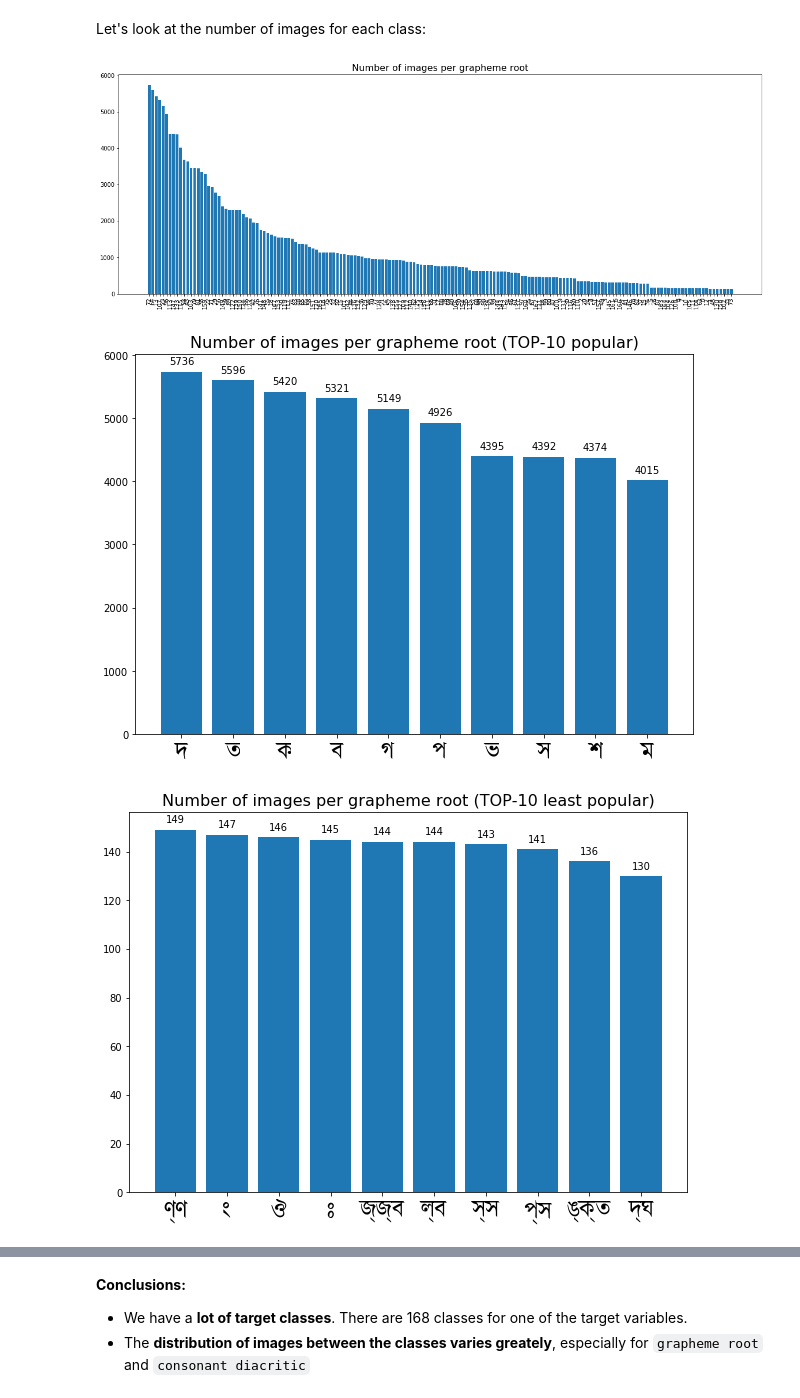
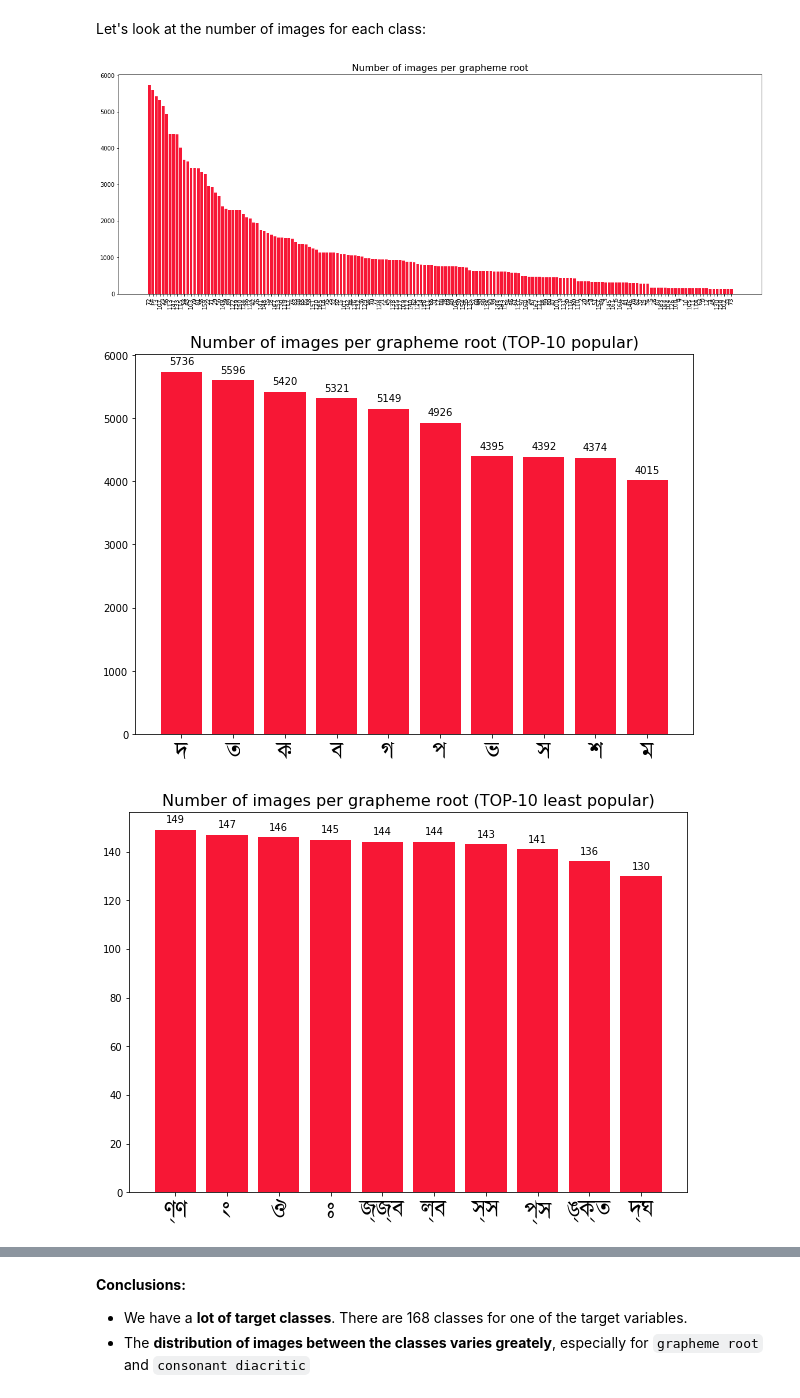
Before and after one commit to Lexie88rus/Bengali_AI_Competition, a Jupyter notebook: bengali-ai-eda.ipynb, the cells around one changed output, grey strips where cells are left out. Drawn from its saved outputs; the diff is of its cells as text; code cells hidden in the pictures.

```diff
--- a/bengali-ai-eda.ipynb
+++ b/bengali-ai-eda.ipynb
@@ -106,17 +115,17 @@ grapheme_root_img = train_labels.groupby(by=['grapheme_root']).count().reset_ind
 # plot bar chart with the number of images per each grapheme root
 n_classes = len(grapheme_root_img)
 fig, ax = plt.subplots(1,1,figsize=(20,7))
-plt.bar(range(0, n_classes), grapheme_root_img.image_id.values)
+plt.bar(range(0, n_classes), grapheme_root_img.image_id.values, color='#F71735')
 plt.xticks(range(0, n_classes), grapheme_root_img.grapheme_root.values, rotation=90)
 plt.title('Number of images per grapheme root', fontsize=16)
 plt.show()
 # %% [output]
-[figure, old version]
+[figure, new version]
 # %%
 # plot bar chart with the top popular grapheme root class
 n_classes = 10
 fig, ax = plt.subplots(1,1,figsize=(10,7))
-plt.bar(range(0, n_classes), grapheme_root_img.image_id.values[:n_classes])
+plt.bar(range(0, n_classes), grapheme_root_img.image_id.values[:n_classes], color='#F71735')
 labels = [class_map[class_map.label == val].component.values[0] for val in grapheme_root_img.grapheme_root.values[:n_classes]]
 prop = FontProperties()
 prop.set_file('../input/bengaliaiutils/kalpurush.ttf')
@@ -125,21 +134,21 @@ plt.title('Number of images per grapheme root (TOP-10 popular)', fontsize=16)
 add_value_labels(ax)
 plt.show()
 # %% [output]
-[figure, old version]
+[figure, new version]
 # %%
 # plot bar chart with the top popular grapheme root class
 n_classes = 10
 fig, ax = plt.subplots(1,1,figsize=(10,7))
-plt.bar(range(0, n_classes), grapheme_root_img.image_id.values[-n_classes:])
+plt.bar(range(0, n_classes), grapheme_root_img.image_id.values[-n_classes:], color='#F71735')
 labels = [class_map[class_map.label == val].component.values[0] for val in grapheme_root_img.grapheme_root.values[-n_classes:]]
 prop = FontProperties()
 prop.set_file('../input/bengaliaiutils/kalpurush.ttf')
 plt.xticks(range(0, n_classes), labels, fontproperties=prop, fontsize=24)
 plt.title('Number of images per grapheme root (TOP-10 least popular)', fontsize=16)
 add_value_labels(ax)
 plt.show()
 # %% [output]
-[figure, old version]
+[figure, new version]
 # %%
 # count the number of images for each vowel_diacritic
 vowel_diacritic_img = train_labels.groupby(by=['vowel_diacritic']).count().reset_index()[['vowel_diacritic', 'image_id']]\
```
Also changed, not shown: parts of 22 cells of this notebook.
